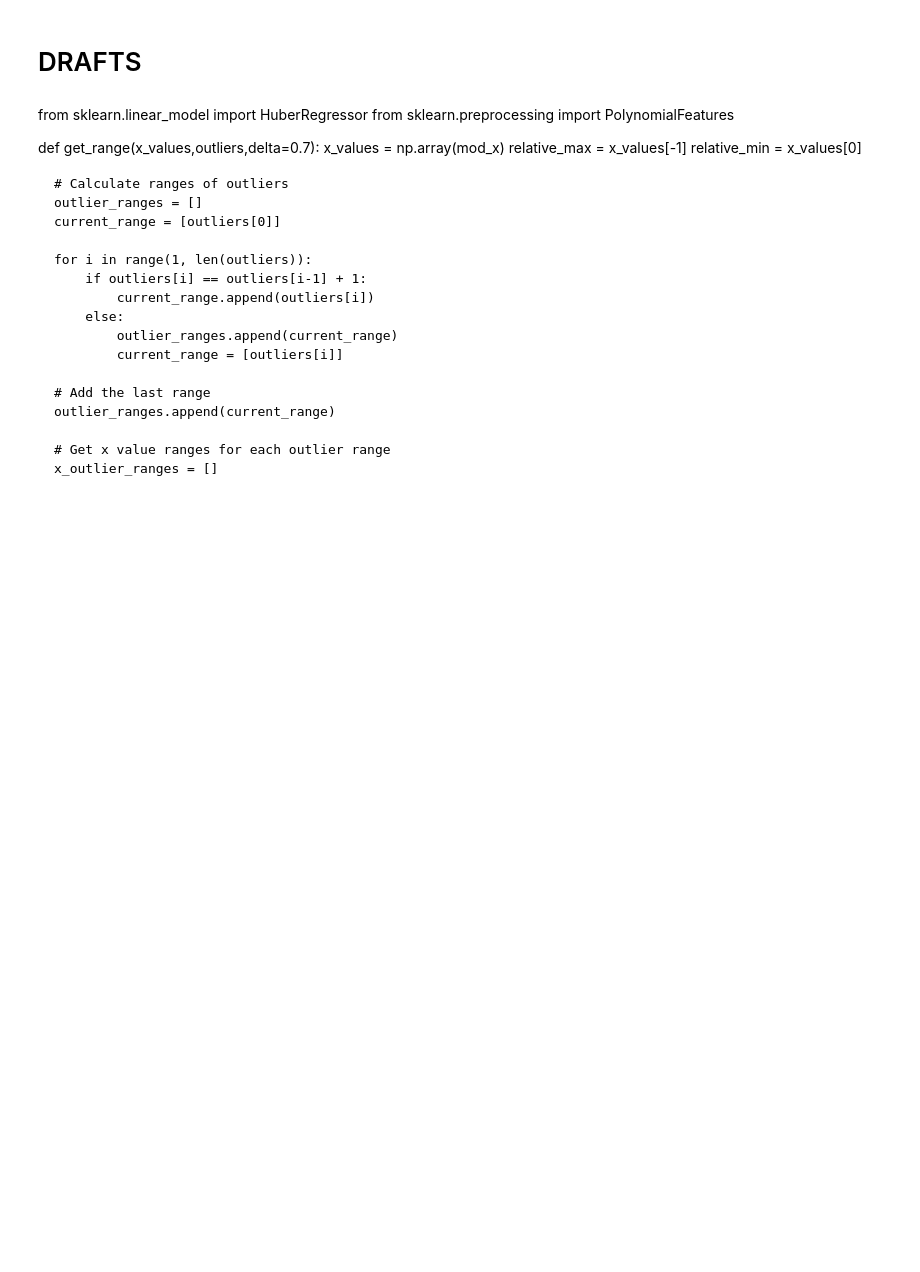
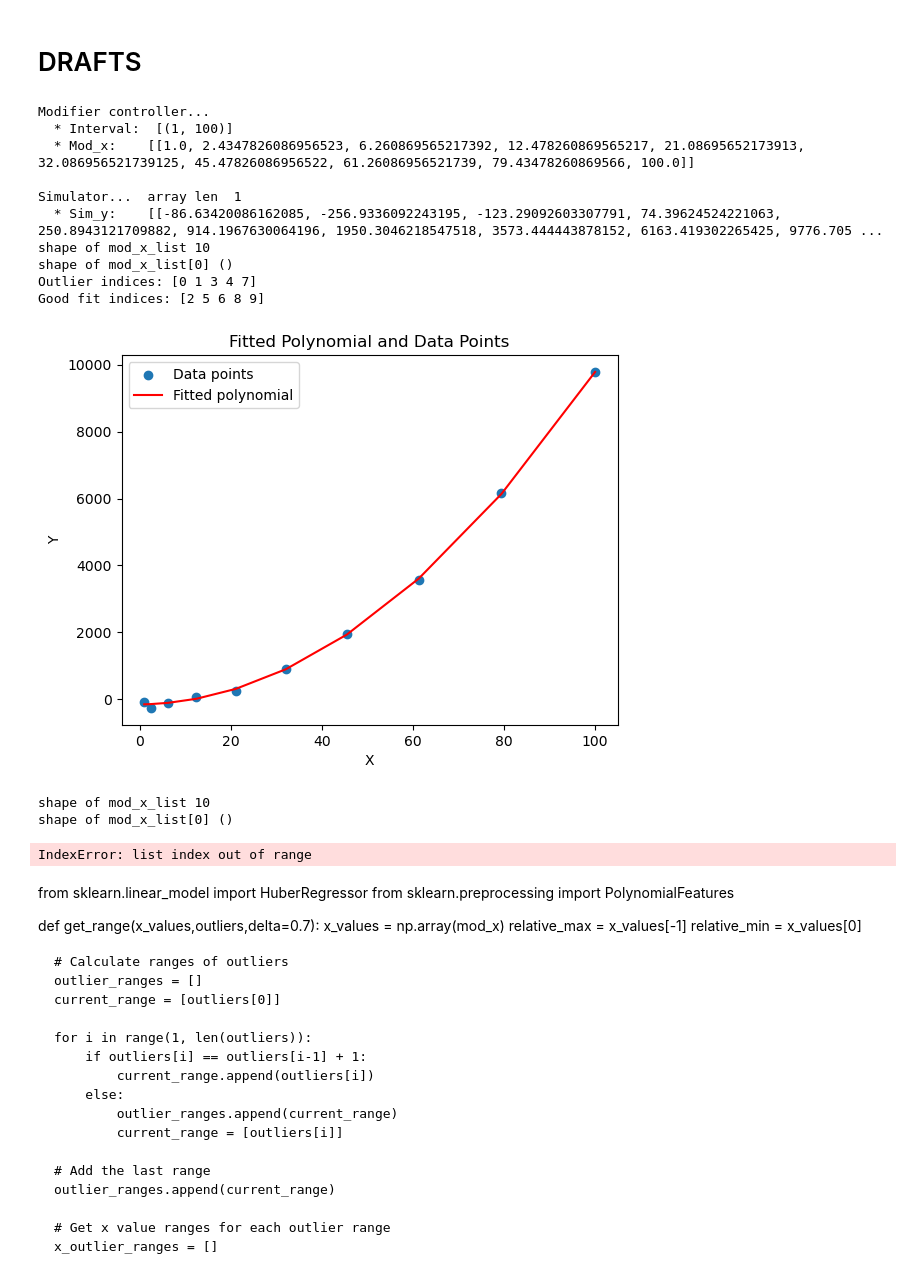
Before and after one commit to SiLab-group/SimEx, a Jupyter notebook: SimEX_draftTemp_v4.ipynb, the cells around one changed output. Cells and saved outputs as stored; diff of their text form; code cells hidden in the pictures; blank space fills up the shorter version.

```diff
--- a/SimEX_draftTemp_v4.ipynb
+++ b/SimEX_draftTemp_v4.ipynb
@@ -372,6 +370,8 @@ def get_range(x_values,outliers,delta=0.7):
     outlier_ranges.append(current_range)
     print(outlier_ranges)
     # Get x value ranges for each outlier range
+    x_range_max=relative_max
+    x_range_min = relative_min
     for outlier_range in outlier_ranges:
         print('\noutlier_range ',outlier_range)
         if np.max(outlier_range)<(np.shape(x_values)[0]-1) and np.min(outlier_range)>0:
@@ -449,7 +449,7 @@ def curve_fit(mod_x,sim_y, threshold=3):
     plt.show()
     return outliers, good_fit_points
 # %%
-mod_x = [1.0, 2.4347826086956523, 6.260869565217392, 12.478260869565217, 21.08695652173913, 32.086956521739125, 45.47826086956522, 61.26086956521739, 79.43478260869566, 100.0]
-sim_y = [-18785.46448566434, -22589.28977083527, -13875.22366018544, -8366.169916783167, -10461.393801292468, 5188.58062260236, 76235.86972207189, 197523.09425923007, 435446.98046035116, 1004675.2544642929]
+# mod_x = [1.0, 2.4347826086956523, 6.260869565217392, 12.478260869565217, 21.08695652173913, 32.086956521739125, 45.47826086956522, 61.26086956521739, 79.43478260869566, 100.0]
+# sim_y = [-18785.46448566434, -22589.28977083527, -13875.22366018544, -8366.169916783167, -10461.393801292468, 5188.58062260236, 76235.86972207189, 197523.09425923007, 435446.98046035116, 1004675.2544642929]
 
-outlier,good_fit = curve_fit(mod_x,sim_y, threshold=1)
+# outlier,good_fit = curve_fit(mod_x,sim_y, threshold=1)
@@ -476,5 +459,67 @@ Outlier Range 2: 50.21304347826087 to 100.0
 # %% [markdown]
 # DRAFTS
+# %%
+# PLACEHOLDER FOR THE MAIN FUNCTION V3
+from Validator import Validator
+
+# Instantiate mdv values
+mdv={"domain_min_range":1, "domain_max_range":100, "modifier_incremental_unit":2, "modifier_data_point":10}
+# Create an instance of the Validator Class
+validate = Validator()
+appendedvars=[]
+
+mainfunc=True
+# Initialize interval list
+interval_lists=[(mdv["domain_min_range"], mdv["domain_max_range"])]
+x=1
+
+
+while mainfunc==True:
+    # Run Modifier Controller Function
+    mod_x_list = modifier_controller(interval_list=interval_lists,do_plot=False,selected_mod_function=mod_func_A)
+
+    if mod_x_list == False:
+        print('*   ITTERATIONS END HERE   *')
+        break
+
+    # Run Simulator Fuction
+    # print('mod_list shape is: ',np.shmod_x_list))
+    sim_y_list = simulator(mod_x_list,selected_function=sim_func_A)
+    assert len(mod_x_list) == len(sim_y_list)
+    # Get ranges of unfit points ( IF ANY )
+    # ranges = validate.get_range(mod_x_list,sim_y_list)
+    # mod_x_list = [1.0, 2.4347826086956523, 6.260869565217392, 12.478260869565217, 21.08695652173913, 32.086956521739125, 45.47826086956522, 61.26086956521739, 79.43478260869566, 100.0]
+    # sim_y_list = [-18785.46448566434, -22589.28977083527, -13875.22366018544, -8366.169916783167, -10461.393801292468, 5188.58062260236, 76235.86972207189, 197523.09425923007, 435446.98046035116, 1004675.2544642929]
+    for i in range(0,np.shape(mod_x_list)[1]):
+        print('shape of mod_x_list',np.shape(mod_x_list)[1])
+        print('shape of mod_x_list[0]',np.shape(mod_x[0]))
+        outlier,good_fit = curve_fit(mod_x_list[i],sim_y_list[i], threshold=1)
+
+    ranges=get_range(mod_x,outlier,delta=0.7)
+    print(outlier)
+
+    interval_lists = ranges
+
+
+# TODO:
+# Validator needs to work as a loop within itseft that accepts 3 different sets of points
+# understand curve fitting
+# Fix ranges
+# %% [output]
+Modifier controller...
+  * Interval:  [(1, 100)]
+  * Mod_x:    [[1.0, 2.4347826086956523, 6.260869565217392, 12.478260869565217, 21.08695652173913, 32.086956521739125, 45.47826086956522, 61.26086956521739, 79.43478260869566, 100.0]]
+
+Simulator...  array len  1
+  * Sim_y:    [[-86.63420086162085, -256.9336092243195, -123.29092603307791, 74.39624524221063, 250.8943121709882, 914.1967630064196, 1950.3046218547518, 3573.444443878152, 6163.419302265425, 9776.705 ...
+shape of mod_x_list 10
+shape of mod_x_list[0] ()
+Outlier indices: [0 1 3 4 7]
+Good fit indices: [2 5 6 8 9]
+[figure, added]
+shape of mod_x_list 10
+shape of mod_x_list[0] ()
+IndexError: list index out of range
 # %% [markdown]
 
 
```
Also changed, not shown: parts of 3 cells of this notebook.
